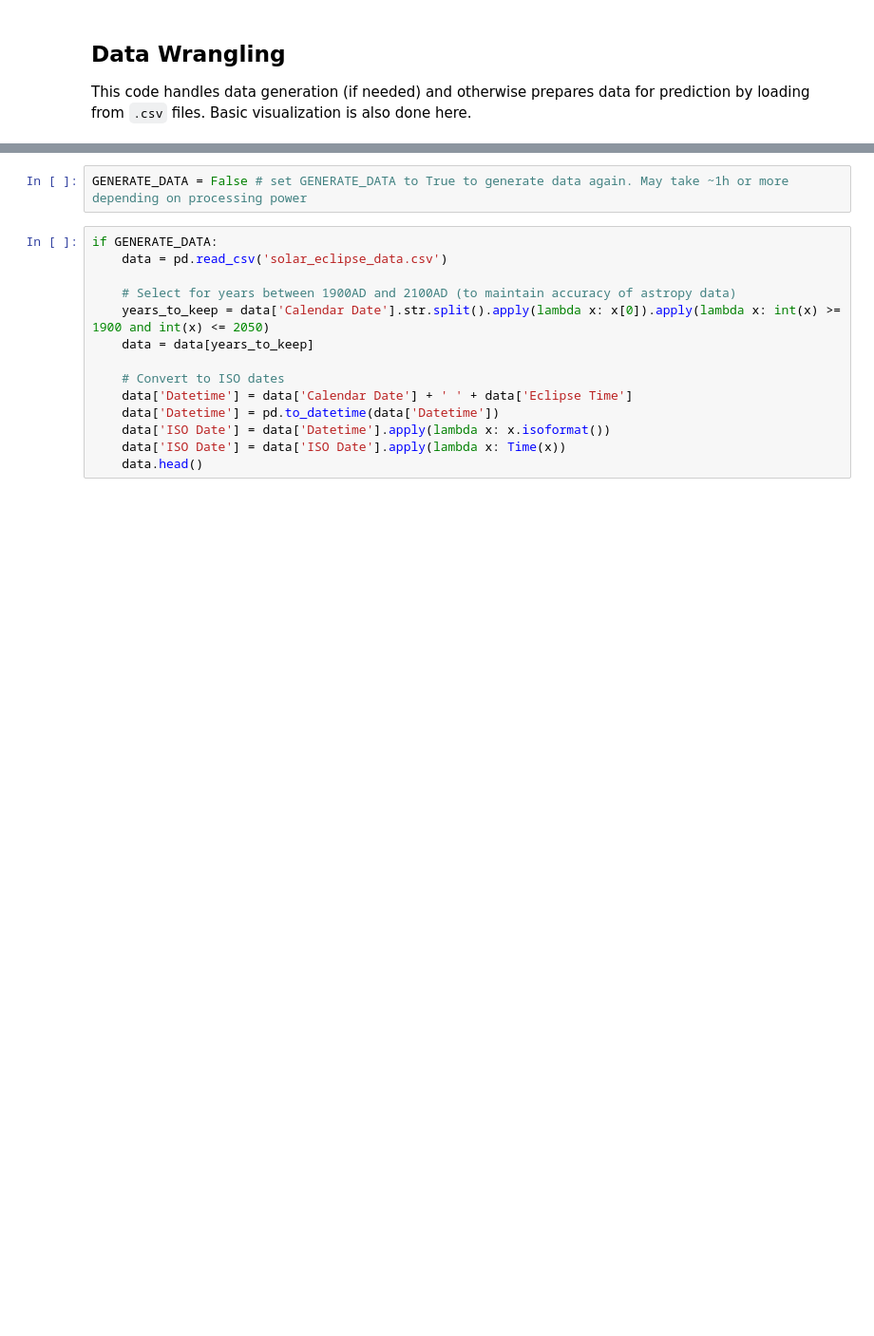
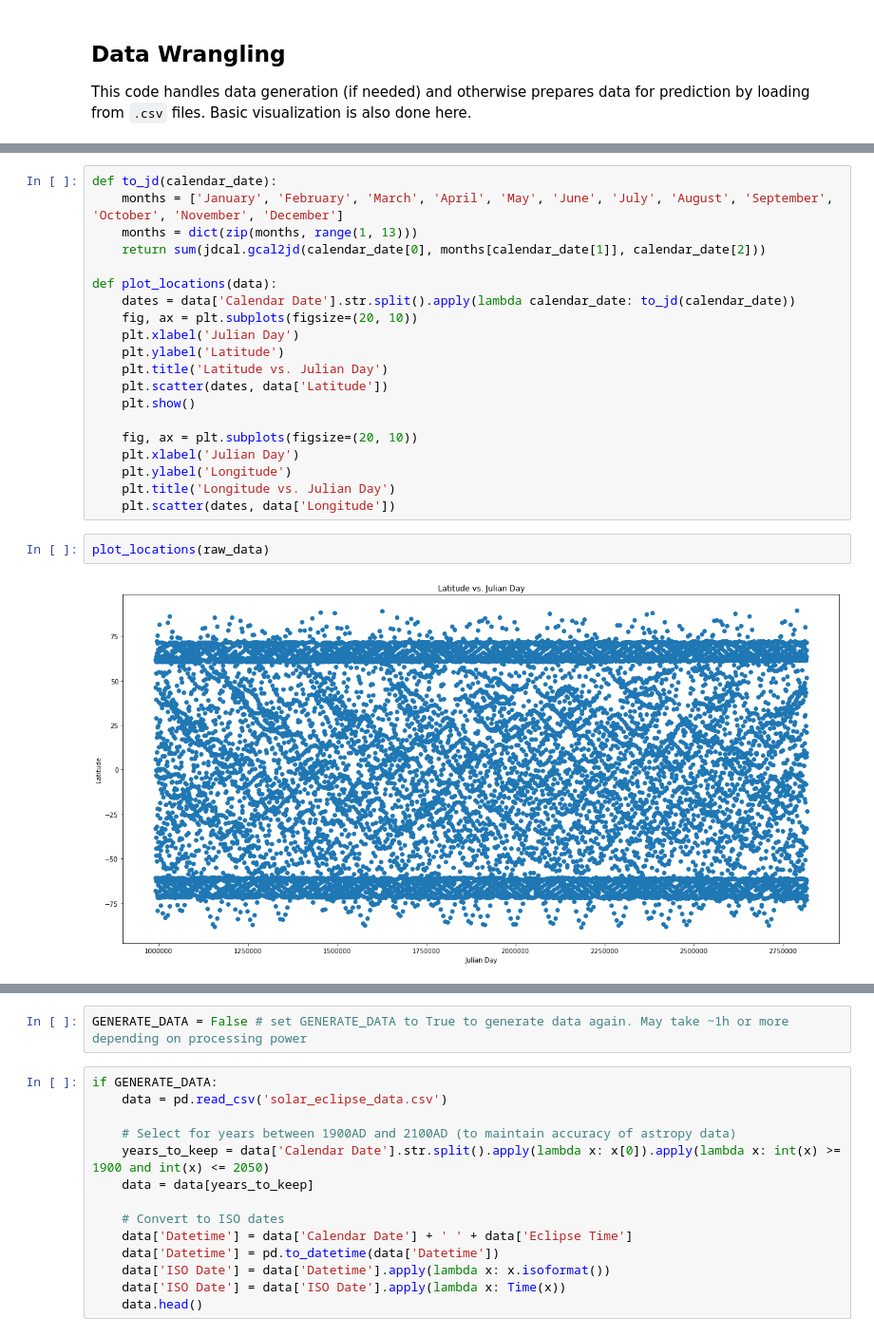
Before and after one commit to Kaahan/skep_project_s_final, a Jupyter notebook: eclipse/predict_eclipse.ipynb, the cells around one changed output, grey strips where cells are left out. Shown at 95% size. Cells and saved outputs as stored; diff of their text form; blank space fills up the shorter version.

```diff
--- a/eclipse/predict_eclipse.ipynb
+++ b/eclipse/predict_eclipse.ipynb
@@ -18,0 +80,24 @@ This code handles data generation (if needed) and otherwise prepares data for pr
+# %%
+def to_jd(calendar_date):
+    months = ['January', 'February', 'March', 'April', 'May', 'June', 'July', 'August', 'September', 'October', 'November', 'December']
+    months = dict(zip(months, range(1, 13)))
+    return sum(jdcal.gcal2jd(calendar_date[0], months[calendar_date[1]], calendar_date[2]))
+
+def plot_locations(data):
+    dates = data['Calendar Date'].str.split().apply(lambda calendar_date: to_jd(calendar_date))
+    fig, ax = plt.subplots(figsize=(20, 10))
+    plt.xlabel('Julian Day')
+    plt.ylabel('Latitude')
+    plt.title('Latitude vs. Julian Day')
+    plt.scatter(dates, data['Latitude'])
+    plt.show()
+
+    fig, ax = plt.subplots(figsize=(20, 10))
+    plt.xlabel('Julian Day')
+    plt.ylabel('Longitude')
+    plt.title('Longitude vs. Julian Day')
+    plt.scatter(dates, data['Longitude'])
+# %%
+plot_locations(raw_data)
+# %% [output]
+[figure, added]
```
Also changed, not shown: parts of 11 cells of this notebook.
